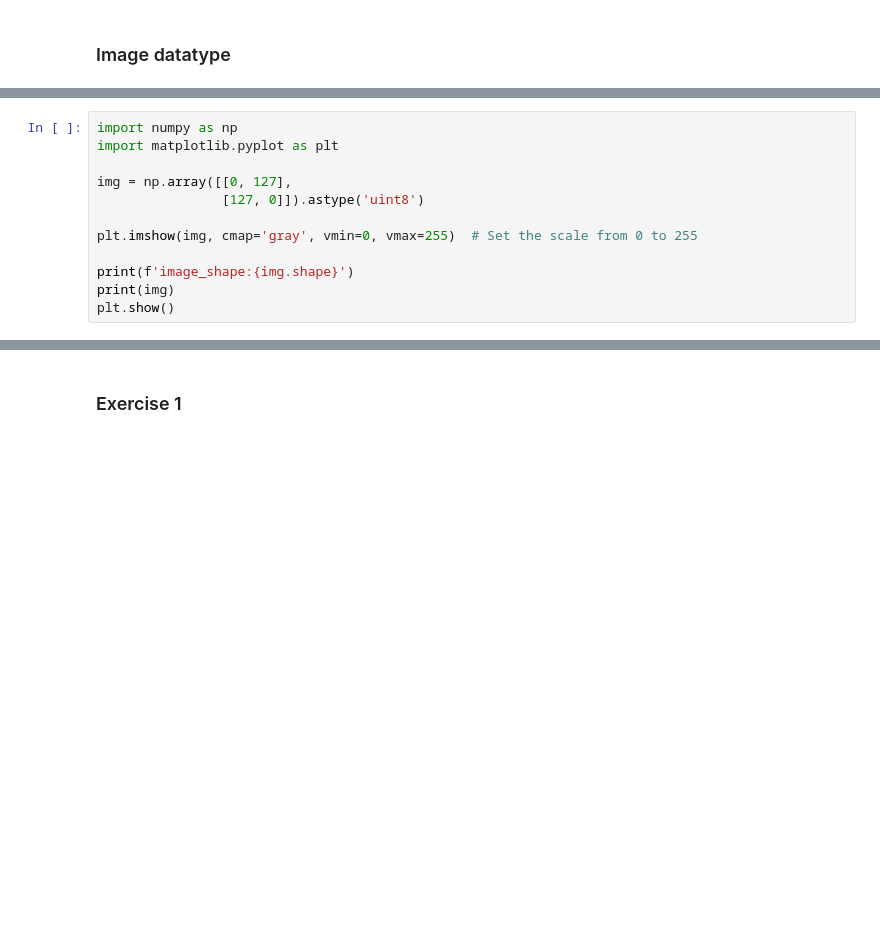
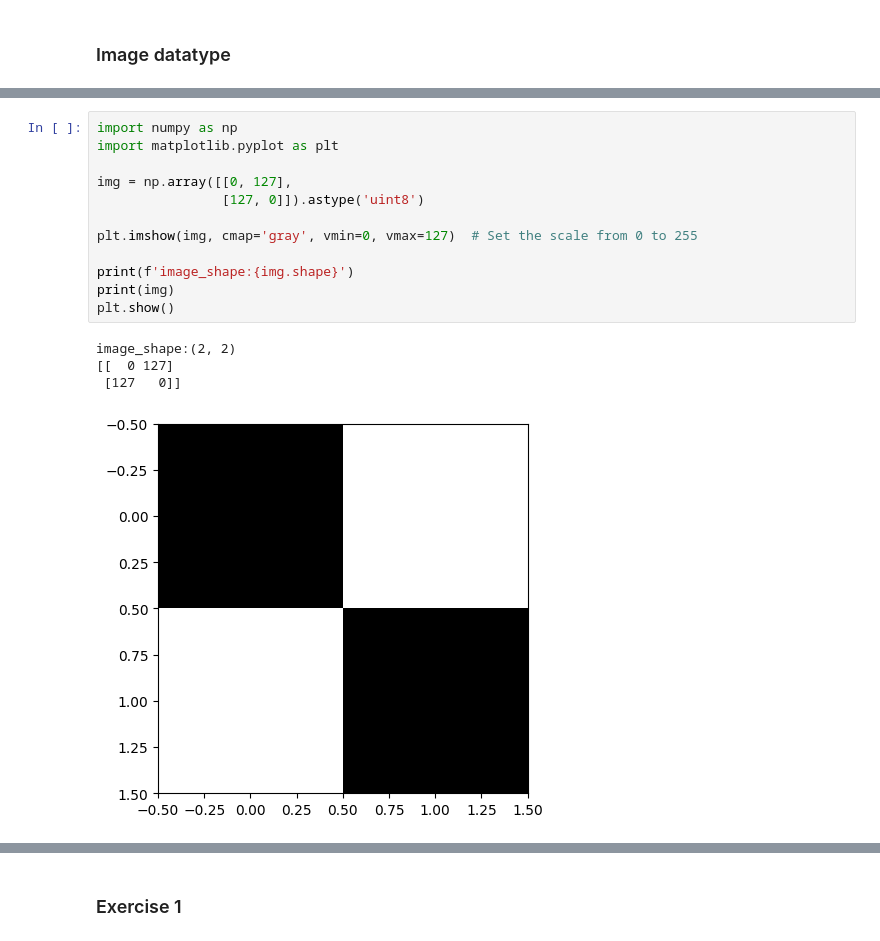
Before and after one commit to Nineyoyoyo/AI_Med_RSU, a Jupyter notebook: Class7_basicImageProcessing_2023/Class7_basicImageProcessing_2023.ipynb, the cells around one changed output, grey strips where cells are left out. Saved outputs shown, nothing was run; the diff lists cells and outputs as text; blank space fills up the shorter version.

```diff
--- a/Class7_basicImageProcessing_2023/Class7_basicImageProcessing_2023.ipynb
+++ b/Class7_basicImageProcessing_2023/Class7_basicImageProcessing_2023.ipynb
@@ -73,15 +92,20 @@ plt.show()
 # %%
 import numpy as np
 import matplotlib.pyplot as plt
 
 img = np.array([[0, 127],
                 [127, 0]]).astype('uint8')
 
-plt.imshow(img, cmap='gray', vmin=0, vmax=255)  # Set the scale from 0 to 255
+plt.imshow(img, cmap='gray', vmin=0, vmax=127)  # Set the scale from 0 to 255
 
 print(f'image_shape:{img.shape}')
 print(img)
 plt.show()
+# %% [output]
+image_shape:(2, 2)
+[[  0 127]
+ [127   0]]
+[figure, added]
 # %%
 import numpy as np
 import matplotlib.pyplot as plt
```
Also changed, not shown: parts of 11 cells of this notebook.
